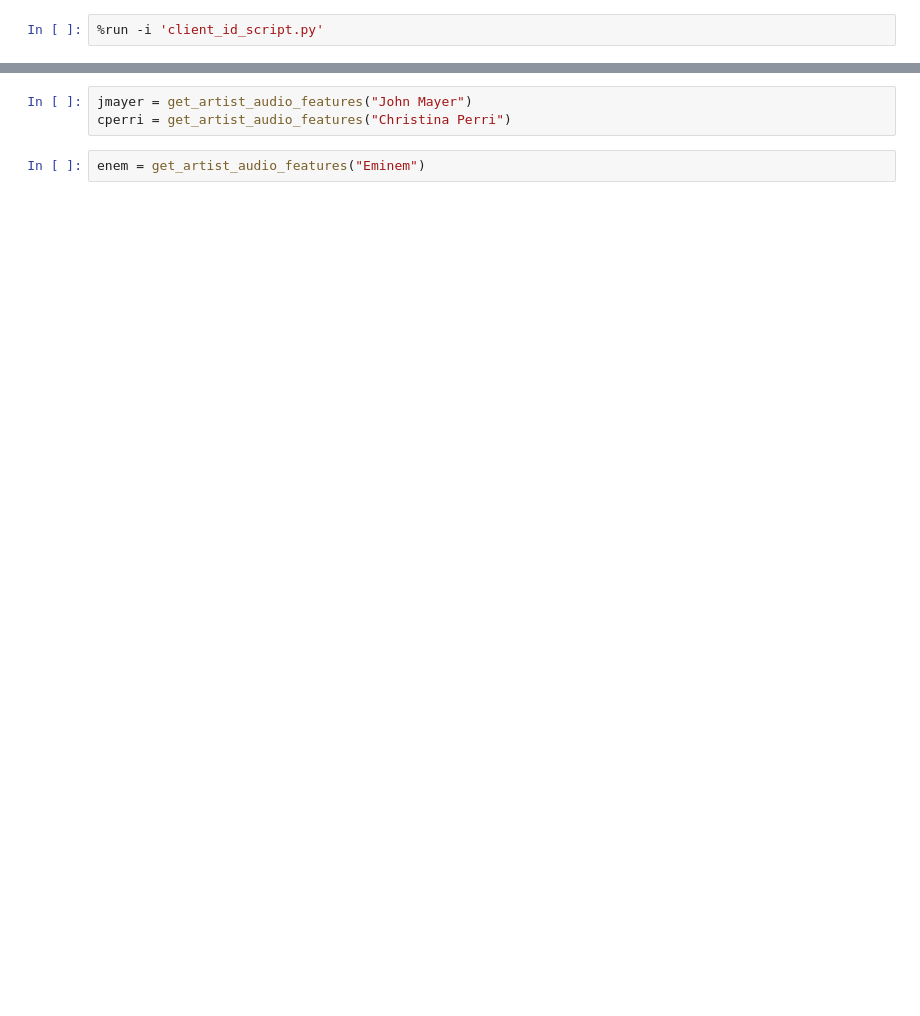
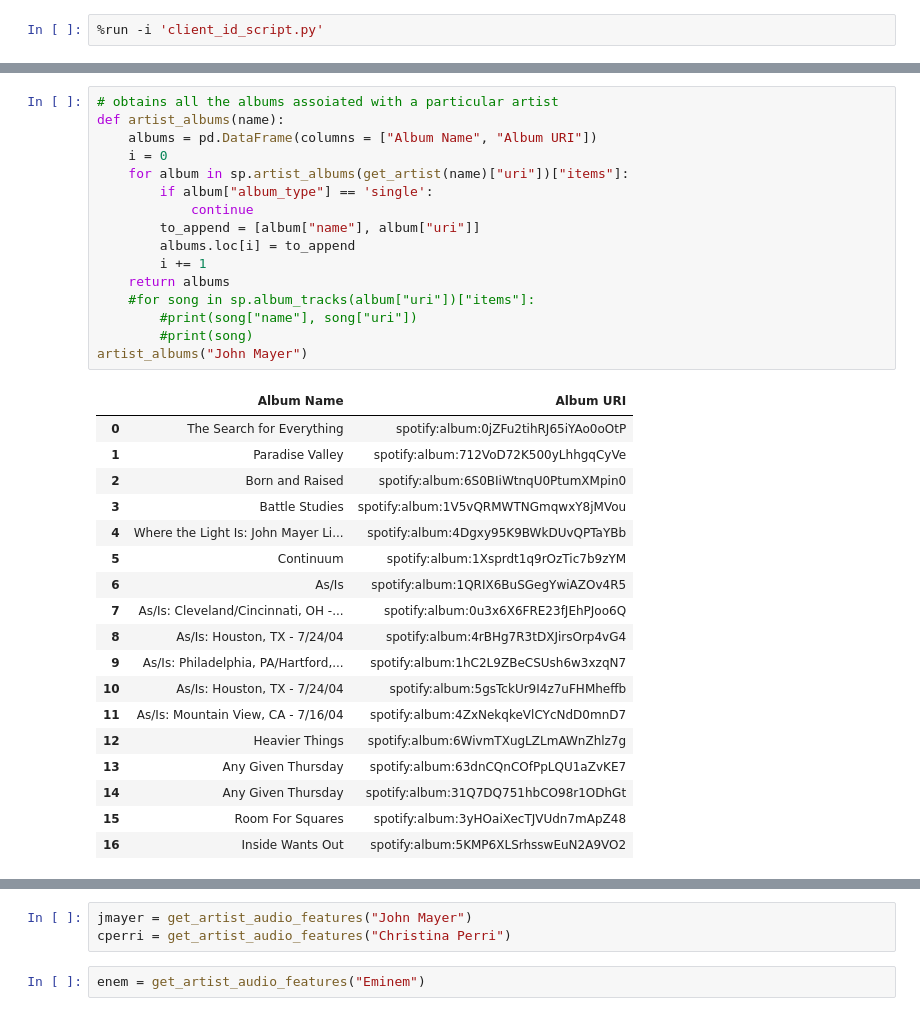
Before and after one commit to artunggal/SpotifyAnalysis, a Jupyter notebook: SpotifyAudioFeatures.ipynb, the cells around one changed output, grey strips where cells are left out. Saved outputs shown, nothing was run; the diff lists cells and outputs as text; blank space fills up the shorter version.

```diff
--- a/SpotifyAudioFeatures.ipynb
+++ b/SpotifyAudioFeatures.ipynb
@@ -55,0 +85,35 @@ get_artist("Drake")["uri"]
+# %%
+# obtains all the albums assoiated with a particular artist
+def artist_albums(name):
+    albums = pd.DataFrame(columns = ["Album Name", "Album URI"])
+    i = 0
+    for album in sp.artist_albums(get_artist(name)["uri"])["items"]:
+        if album["album_type"] == 'single':
+            continue
+        to_append = [album["name"], album["uri"]]
+        albums.loc[i] = to_append
+        i += 1
+    return albums
+    #for song in sp.album_tracks(album["uri"])["items"]:
+        #print(song["name"], song["uri"])
+        #print(song)
+artist_albums("John Mayer")
+# %% [output]
+|  | Album Name | Album URI |
+| 0 | The Search for Everything | spotify:album:0jZFu2tihRJ65iYAo0oOtP |
+| 1 | Paradise Valley | spotify:album:712VoD72K500yLhhgqCyVe |
+| 2 | Born and Raised | spotify:album:6S0BIiWtnqU0PtumXMpin0 |
+| 3 | Battle Studies | spotify:album:1V5vQRMWTNGmqwxY8jMVou |
+| 4 | Where the Light Is: John Mayer Li... | spotify:album:4Dgxy95K9BWkDUvQPTaYBb |
+| 5 | Continuum | spotify:album:1Xsprdt1q9rOzTic7b9zYM |
+| 6 | As/Is | spotify:album:1QRIX6BuSGegYwiAZOv4R5 |
+| 7 | As/Is: Cleveland/Cincinnati, OH -... | spotify:album:0u3x6X6FRE23fJEhPJoo6Q |
+| 8 | As/Is: Houston, TX - 7/24/04 | spotify:album:4rBHg7R3tDXJirsOrp4vG4 |
+| 9 | As/Is: Philadelphia, PA/Hartford,... | spotify:album:1hC2L9ZBeCSUsh6w3xzqN7 |
+| 10 | As/Is: Houston, TX - 7/24/04 | spotify:album:5gsTckUr9I4z7uFHMheffb |
+| 11 | As/Is: Mountain View, CA - 7/16/04 | spotify:album:4ZxNekqkeVlCYcNdD0mnD7 |
+| 12 | Heavier Things | spotify:album:6WivmTXugLZLmAWnZhlz7g |
+| 13 | Any Given Thursday | spotify:album:63dnCQnCOfPpLQU1aZvKE7 |
+| 14 | Any Given Thursday | spotify:album:31Q7DQ751hbCO98r1ODhGt |
+| 15 | Room For Squares | spotify:album:3yHOaiXecTJVUdn7mApZ48 |
+| 16 | Inside Wants Out | spotify:album:5KMP6XLSrhsswEuN2A9VO2 |
```
Also changed, not shown: parts of 55 cells of this notebook, 1 other file.
